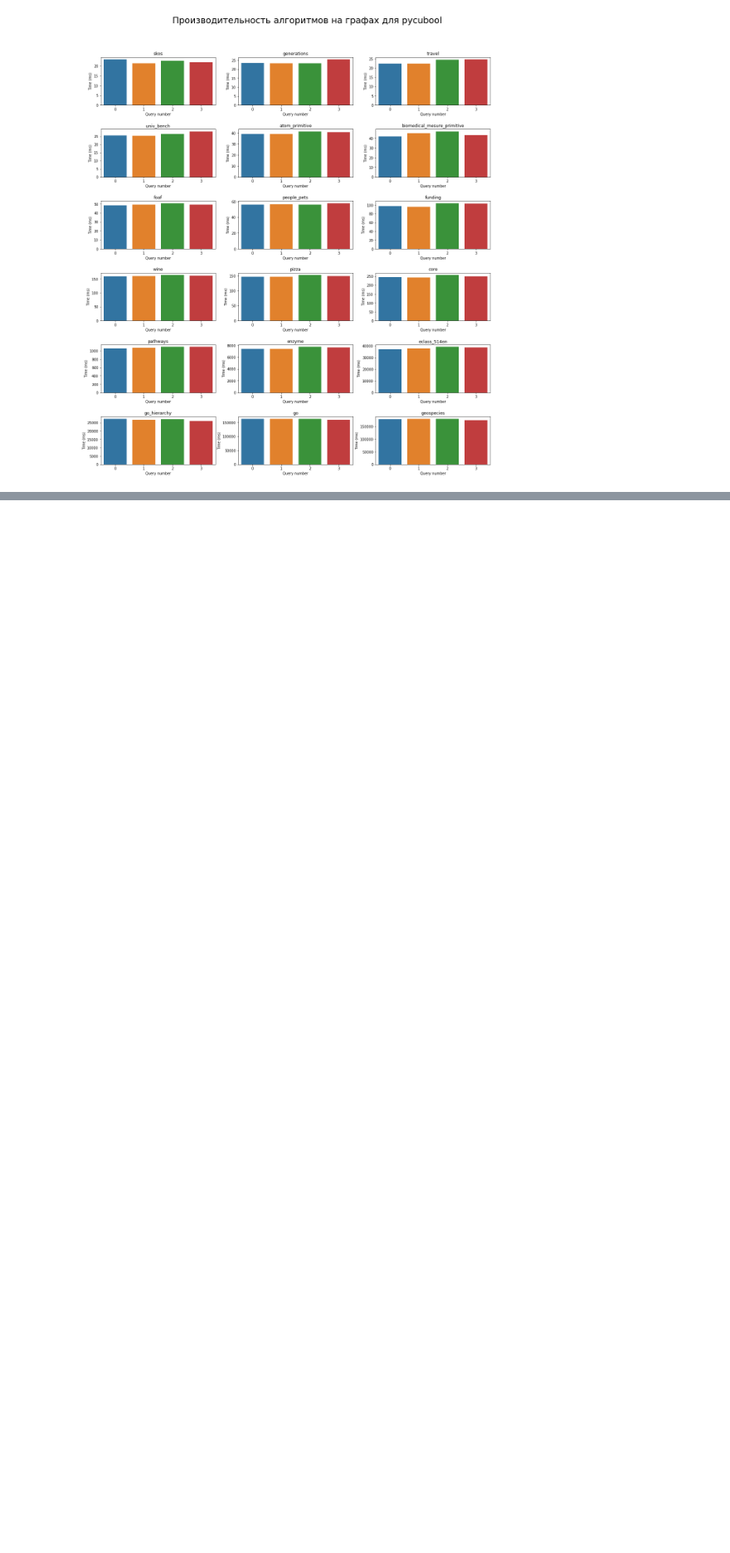
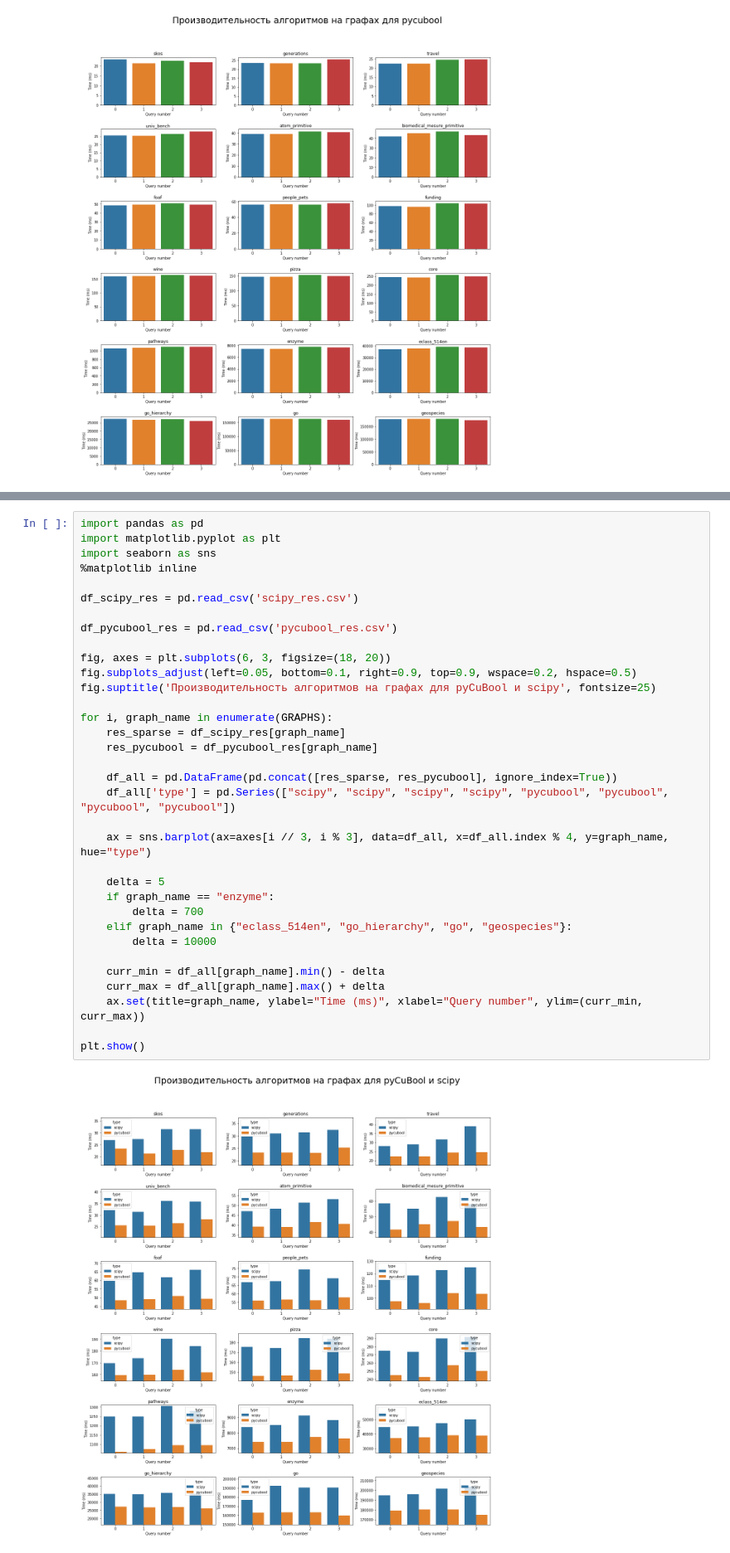
Before and after one commit to vladislav-miroshnikov/formal-lang-course, a Jupyter notebook: experiments/RPQ_Experiments.ipynb, the cells around one changed output, grey strips where cells are left out. Shown at 83% size. Saved outputs shown, nothing was run; the diff lists cells and outputs as text; blank space fills up the shorter version.

```diff
--- a/experiments/RPQ_Experiments.ipynb
+++ b/experiments/RPQ_Experiments.ipynb
@@ -684 +693,37 @@ for i, name in enumerate(GRAPHS):
+# %%
+import pandas as pd
+import matplotlib.pyplot as plt
+import seaborn as sns
+%matplotlib inline
+
+df_scipy_res = pd.read_csv('scipy_res.csv')
+
+df_pycubool_res = pd.read_csv('pycubool_res.csv')
+
+fig, axes = plt.subplots(6, 3, figsize=(18, 20))
+fig.subplots_adjust(left=0.05, bottom=0.1, right=0.9, top=0.9, wspace=0.2, hspace=0.5)
+fig.suptitle('Производительность алгоритмов на графах для pyCuBool и scipy', fontsize=25)
+
+for i, graph_name in enumerate(GRAPHS):
+    res_sparse = df_scipy_res[graph_name]
+    res_pycubool = df_pycubool_res[graph_name]
+
+    df_all = pd.DataFrame(pd.concat([res_sparse, res_pycubool], ignore_index=True))
+    df_all['type'] = pd.Series(["scipy", "scipy", "scipy", "scipy", "pycubool", "pycubool", "pycubool", "pycubool"])
+
+    ax = sns.barplot(ax=axes[i // 3, i % 3], data=df_all, x=df_all.index % 4, y=graph_name, hue="type")
+
+    delta = 5
+    if graph_name == "enzyme":
+        delta = 700
+    elif graph_name in {"eclass_514en", "go_hierarchy", "go", "geospecies"}:
+        delta = 10000
+
+    curr_min = df_all[graph_name].min() - delta
+    curr_max = df_all[graph_name].max() + delta
+    ax.set(title=graph_name, ylabel="Time (ms)", xlabel="Query number", ylim=(curr_min, curr_max))
+
+plt.show()
+# %% [output]
+[figure, added]
 # %% [markdown]
```
Also changed, not shown: parts of 9 cells of this notebook, 1 other file.
